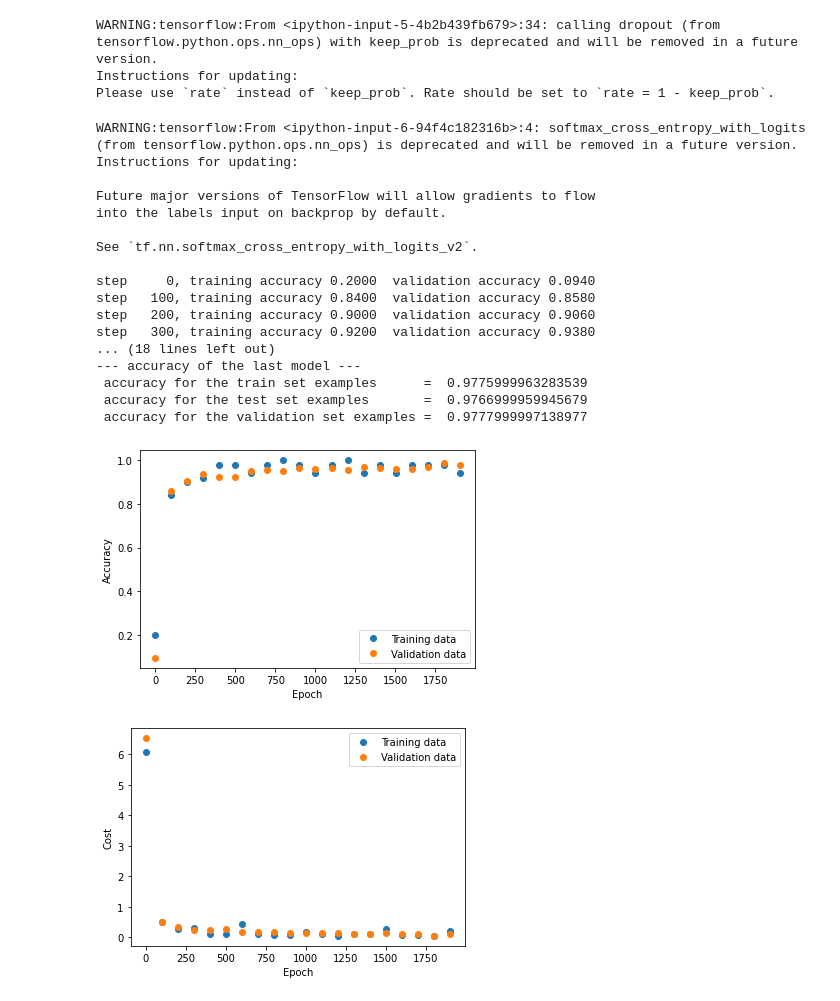
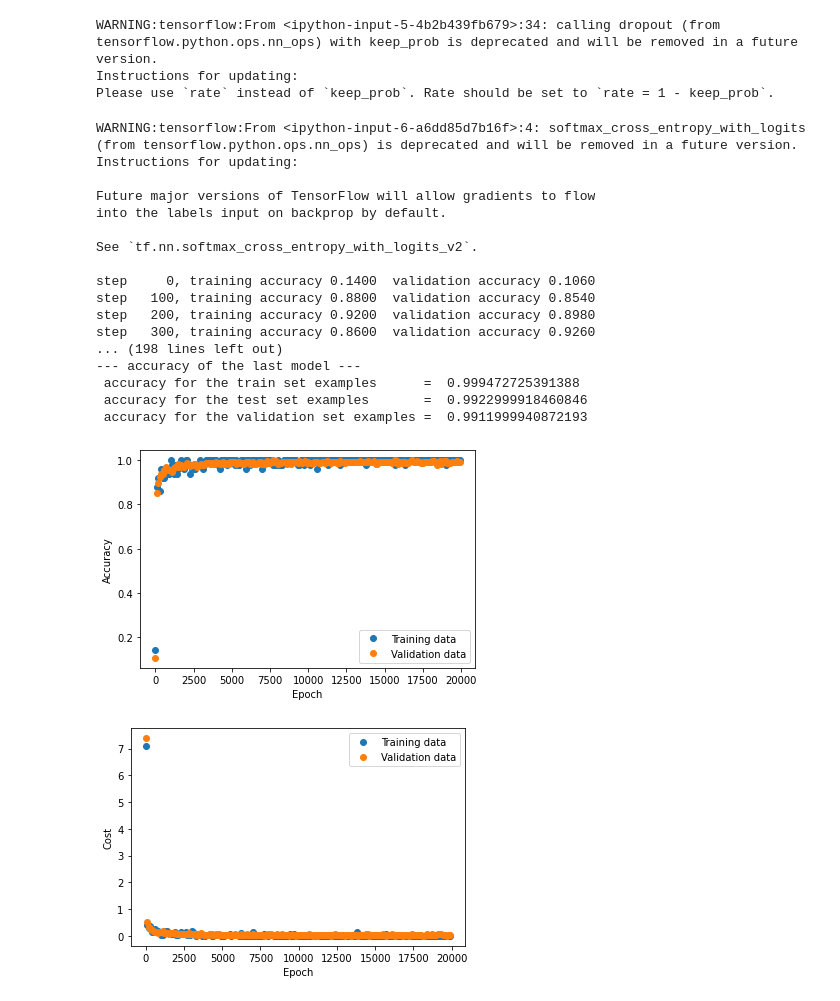
Before and after one commit to wisawapan/Automatic-email, a Jupyter notebook: mnistDemo1.ipynb, the cells around one changed output. Cells and saved outputs as stored; diff of their text form; code cells hidden in the pictures.

```diff
--- a/mnistDemo1.ipynb
+++ b/mnistDemo1.ipynb
@@ -206,7 +207,7 @@ saveBest = False
 #
 # Also compute the final performance against the validation sample.
 #for i in range(20000):
-for i in range(2000):
+for i in range(20000):
   # we can either split data and lables into two variables for the examples, or
   # we can combine them and refer to the data examples as X[0] and the labels as
   # X[1] as shown for the train and test examples in the following.
@@ -235,41 +236,41 @@ for i in range(2000):
 print("Training phase finished")
 duration = time.time() - start_time
 print('(%.3f sec)' % duration)
 
 print("--- accuracy of the last model ---")
 trnAcc, tstAcc,valAcc = calAcc()
 
 
 plt.plot(epoch, accuracy_train, 'o', label='Training data')
 plt.plot(epoch, accuracy_val, 'o', label='Validation data')
 plt.xlabel('Epoch')
 plt.ylabel('Accuracy')
 plt.legend(loc=4)
 plt.show()
 
 plt.plot(epoch, cost_train, 'o', label='Training data')
 plt.plot(epoch, cost_val, 'o', label='Validation data')
 plt.xlabel('Epoch')
 plt.ylabel('Cost')
 plt.legend()
 plt.show()
 # %% [output]
-WARNING:tensorflow:From <ipython-input-6-94f4c182316b>:4: softmax_cross_entropy_with_logits (from tensorflow.python.ops.nn_ops) is deprecated and will be removed in a future version.
+WARNING:tensorflow:From <ipython-input-6-a6dd85d7b16f>:4: softmax_cross_entropy_with_logits (from tensorflow.python.ops.nn_ops) is deprecated and will be removed in a future version.
 Instructions for updating:
 
 Future major versions of TensorFlow will allow gradients to flow
 into the labels input on backprop by default.
 
 See `tf.nn.softmax_cross_entropy_with_logits_v2`.
 
-step     0, training accuracy 0.2000  validation accuracy 0.0940
-step   100, training accuracy 0.8400  validation accuracy 0.8580
-step   200, training accuracy 0.9000  validation accuracy 0.9060
-step   300, training accuracy 0.9200  validation accuracy 0.9380
-... (18 lines left out)
+step     0, training accuracy 0.1400  validation accuracy 0.1060
+step   100, training accuracy 0.8800  validation accuracy 0.8540
+step   200, training accuracy 0.9200  validation accuracy 0.8980
+step   300, training accuracy 0.8600  validation accuracy 0.9260
+... (198 lines left out)
 --- accuracy of the last model ---
- accuracy for the train set examples      =  0.9775999963283539
- accuracy for the test set examples       =  0.9766999959945679
- accuracy for the validation set examples =  0.9777999997138977
+ accuracy for the train set examples      =  0.999472725391388
+ accuracy for the test set examples       =  0.9922999918460846
+ accuracy for the validation set examples =  0.9911999940872193
-[figure, old version]
+[figure, new version]
-[figure, old version]
+[figure, new version]
```
Also changed, not shown: parts of 1 cell of this notebook.
